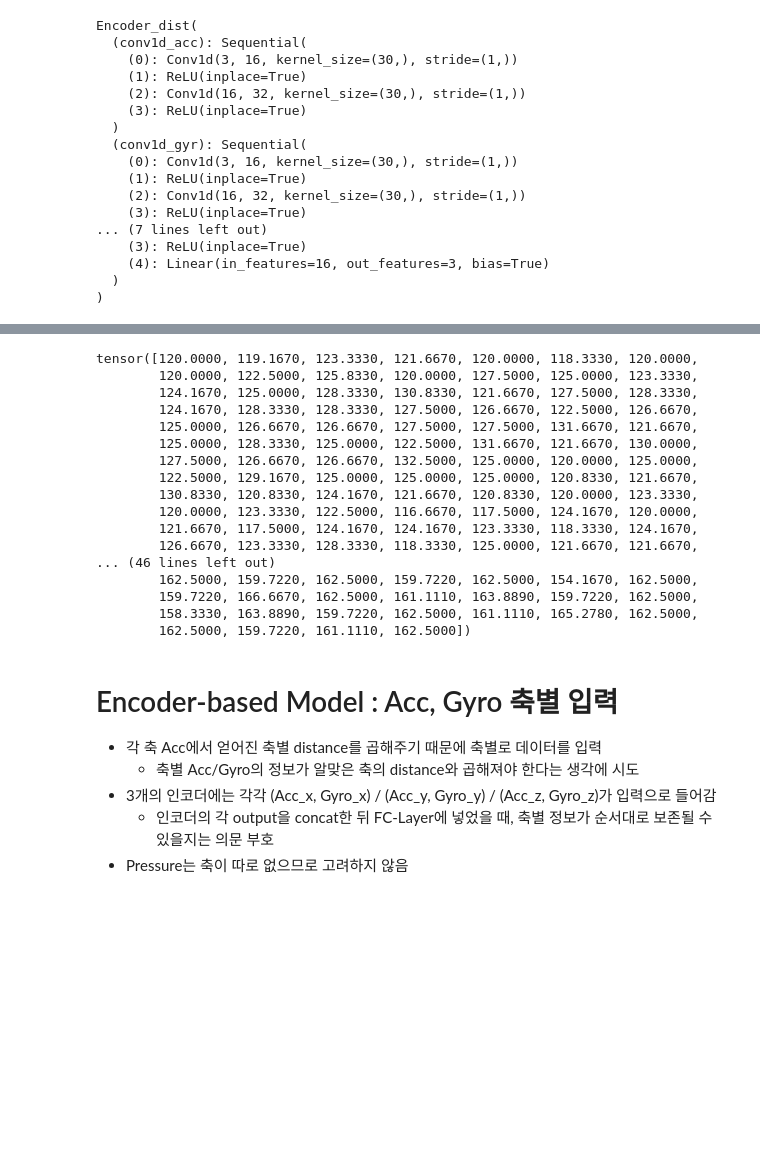
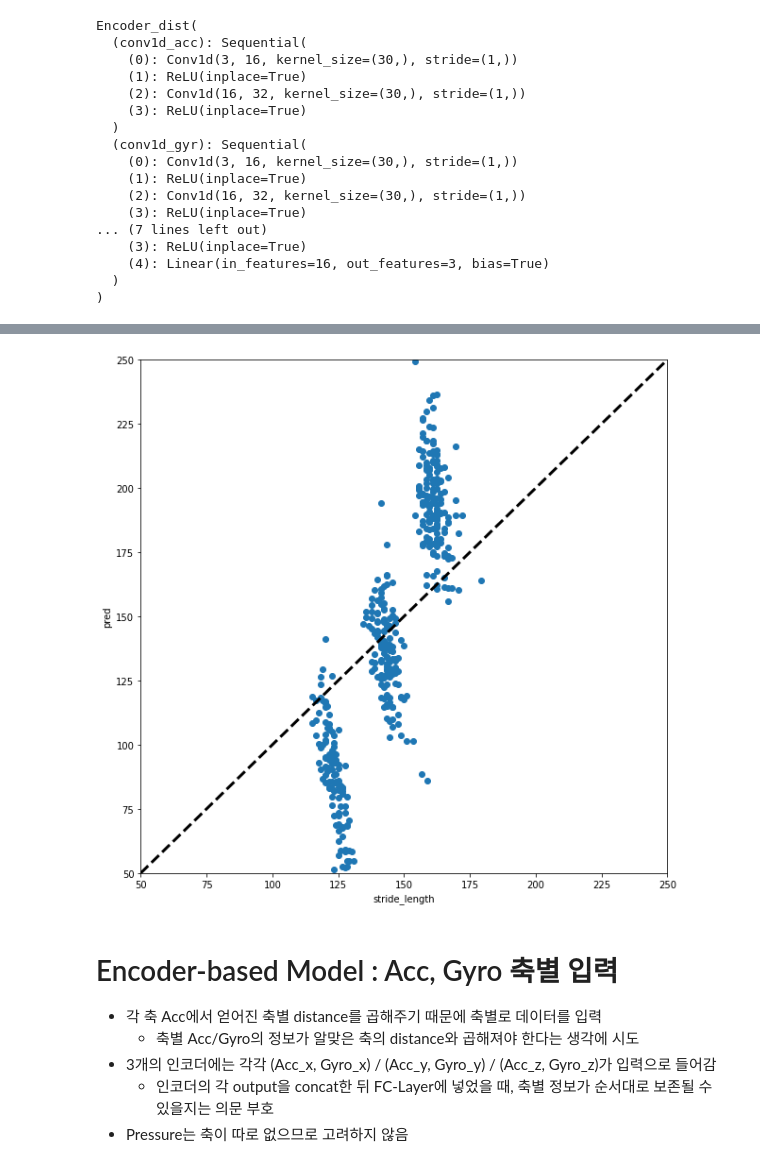
Before and after one commit to taeoowl/gait, a Jupyter notebook: gait/ksci/세가지 비교.ipynb, the cells around one changed output, grey strips where cells are left out. Saved outputs shown, nothing was run; the diff lists cells and outputs as text; code cells hidden in the pictures; blank space fills up the shorter version.

```diff
--- a/gait/ksci/세가지 비교.ipynb
+++ b/gait/ksci/세가지 비교.ipynb
@@ -581,23 +581,17 @@ Text(0.5, 0, 'stride_length')
-# %%
-stride_length
-# %% [output]
-tensor([120.0000, 119.1670, 123.3330, 121.6670, 120.0000, 118.3330, 120.0000,
-        120.0000, 122.5000, 125.8330, 120.0000, 127.5000, 125.0000, 123.3330,
-        124.1670, 125.0000, 128.3330, 130.8330, 121.6670, 127.5000, 128.3330,
-        124.1670, 128.3330, 128.3330, 127.5000, 126.6670, 122.5000, 126.6670,
-        125.0000, 126.6670, 126.6670, 127.5000, 127.5000, 131.6670, 121.6670,
-        125.0000, 128.3330, 125.0000, 122.5000, 131.6670, 121.6670, 130.0000,
-        127.5000, 126.6670, 126.6670, 132.5000, 125.0000, 120.0000, 125.0000,
-        122.5000, 129.1670, 125.0000, 125.0000, 125.0000, 120.8330, 121.6670,
-        130.8330, 120.8330, 124.1670, 121.6670, 120.8330, 120.0000, 123.3330,
-        120.0000, 123.3330, 122.5000, 116.6670, 117.5000, 124.1670, 120.0000,
-        121.6670, 117.5000, 124.1670, 124.1670, 123.3330, 118.3330, 124.1670,
-        126.6670, 123.3330, 128.3330, 118.3330, 125.0000, 121.6670, 121.6670,
-... (46 lines left out)
-        162.5000, 159.7220, 162.5000, 159.7220, 162.5000, 154.1670, 162.5000,
-        159.7220, 166.6670, 162.5000, 161.1110, 163.8890, 159.7220, 162.5000,
-        158.3330, 163.8890, 159.7220, 162.5000, 161.1110, 165.2780, 162.5000,
-        162.5000, 159.7220, 161.1110, 162.5000])
+# %%
+plt.figure(figsize=(10, 10))
+plt.scatter(stride_length, np.round(pred, 4))
+plt.xlim([50, 250])
+plt.xlabel('stride_length')
+plt.ylim([50, 250])
+plt.ylabel('pred')
+
+xpoints = ypoints = plt.xlim()
+plt.plot(xpoints, ypoints, linestyle='--', color='k', lw=3, scalex=False, scaley=False)
+
+plt.show()
+# %% [output]
+[figure, added]
 # %% [markdown]
 # Encoder-based Model : Acc, Gyro 축별 입력
 - 각 축 Acc에서 얻어진 축별 distance를 곱해주기 때문에 축별로 데이터를 입력
```
Also changed, not shown: parts of 2 cells of this notebook, 9 other files.
